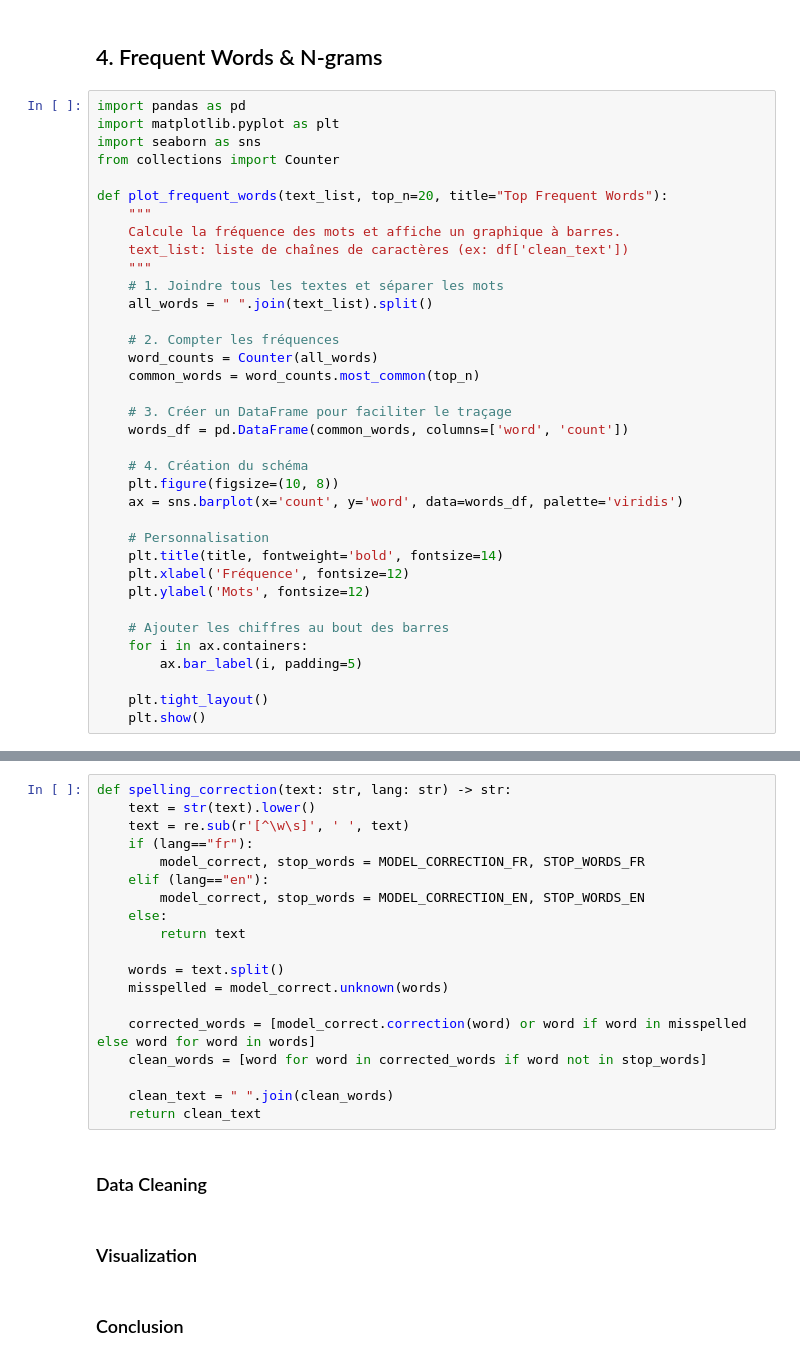
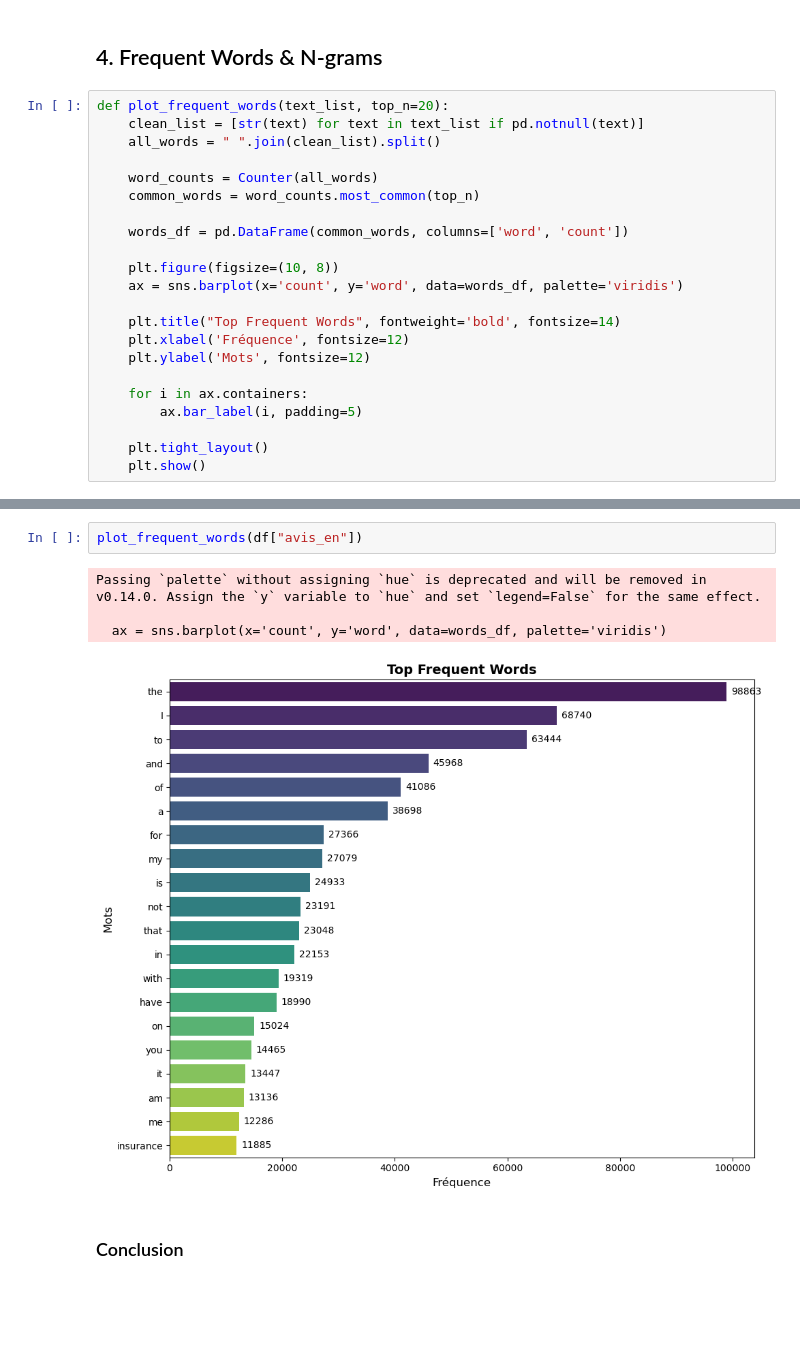
Before and after one commit to Loro67/insurance-reviews-nlp-analysis, a Jupyter notebook: report_notebook.ipynb, the cells around one changed output, grey strips where cells are left out. Drawn from its saved outputs; the diff is of its cells as text; blank space fills up the shorter version.

Commit message:
correction frequent_word

```diff
--- a/report_notebook.ipynb
+++ b/report_notebook.ipynb
@@ -281,36 +302,22 @@ plt.show()
 # %% [markdown]
 ## 4. Frequent Words & N-grams
 # %%
-import pandas as pd
-import matplotlib.pyplot as plt
-import seaborn as sns
-from collections import Counter
+def plot_frequent_words(text_list, top_n=20):
+    clean_list = [str(text) for text in text_list if pd.notnull(text)]
+    all_words = " ".join(clean_list).split()
 
-def plot_frequent_words(text_list, top_n=20, title="Top Frequent Words"):
-    """
-    Calcule la fréquence des mots et affiche un graphique à barres.
-    text_list: liste de chaînes de caractères (ex: df['clean_text'])
-    """
-    # 1. Joindre tous les textes et séparer les mots
-    all_words = " ".join(text_list).split()
-
-    # 2. Compter les fréquences
     word_counts = Counter(all_words)
     common_words = word_counts.most_common(top_n)
 
-    # 3. Créer un DataFrame pour faciliter le traçage
     words_df = pd.DataFrame(common_words, columns=['word', 'count'])
 
-    # 4. Création du schéma
     plt.figure(figsize=(10, 8))
     ax = sns.barplot(x='count', y='word', data=words_df, palette='viridis')
 
-    # Personnalisation
-    plt.title(title, fontweight='bold', fontsize=14)
+    plt.title("Top Frequent Words", fontweight='bold', fontsize=14)
     plt.xlabel('Fréquence', fontsize=12)
     plt.ylabel('Mots', fontsize=12)
 
-    # Ajouter les chiffres au bout des barres
     for i in ax.containers:
         ax.bar_label(i, padding=5)
 
@@ -321,26 +326,10 @@ def plot_frequent_words(text_list, top_n=20, title="Top Frequent Words"):
-# %%
-def spelling_correction(text: str, lang: str) -> str:
-    text = str(text).lower()
-    text = re.sub(r'[^\w\s]', ' ', text)
-    if (lang=="fr"):
-        model_correct, stop_words = MODEL_CORRECTION_FR, STOP_WORDS_FR
-    elif (lang=="en"):
-        model_correct, stop_words = MODEL_CORRECTION_EN, STOP_WORDS_EN
-    else:
-        return text
-
-    words = text.split()
-    misspelled = model_correct.unknown(words)
-
-    corrected_words = [model_correct.correction(word) or word if word in misspelled else word for word in words]
-    clean_words = [word for word in corrected_words if word not in stop_words]
-
-    clean_text = " ".join(clean_words)
-    return clean_text
-# %% [markdown]
-### Data Cleaning
-# %% [markdown]
-### Visualization
+# %%
+plot_frequent_words(df["avis_en"])
+# %% [output]
+Passing `palette` without assigning `hue` is deprecated and will be removed in v0.14.0. Assign the `y` variable to `hue` and set `legend=False` for the same effect.
+
+  ax = sns.barplot(x='count', y='word', data=words_df, palette='viridis')
+[figure, added]
 # %% [markdown]
 ### Conclusion
 # %% [markdown]
```
Also changed, not shown: parts of 3 cells of this notebook.
